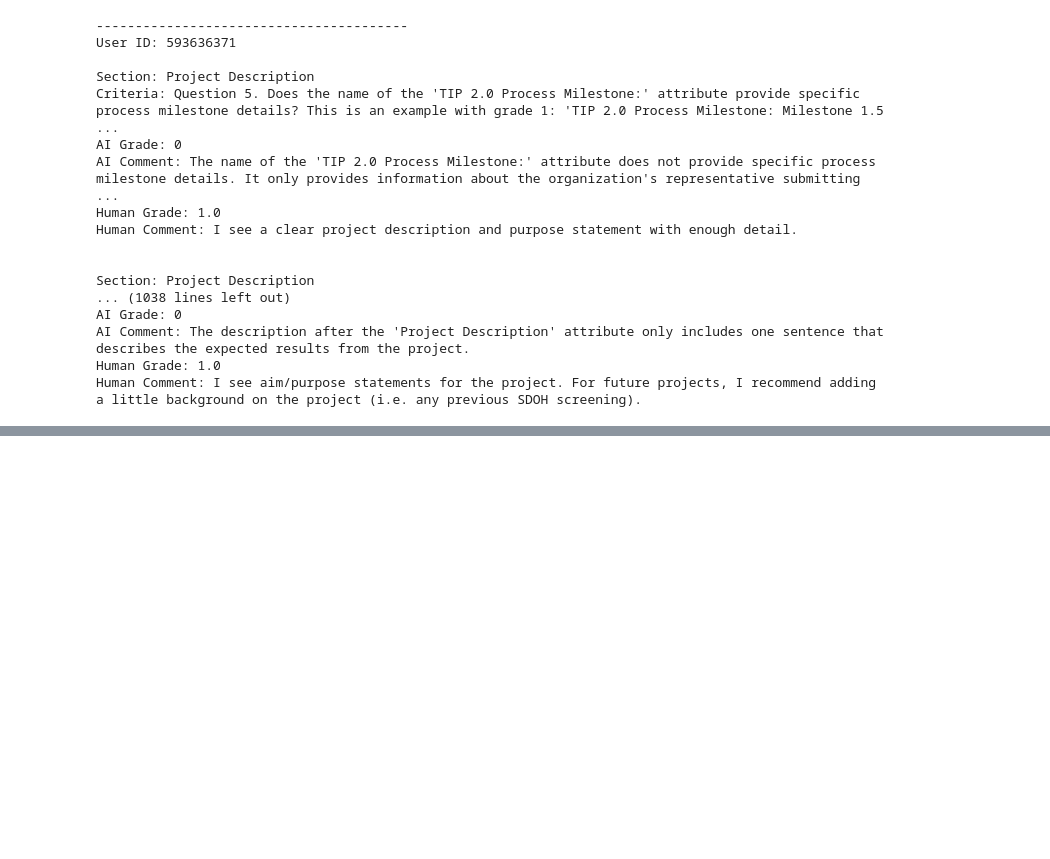
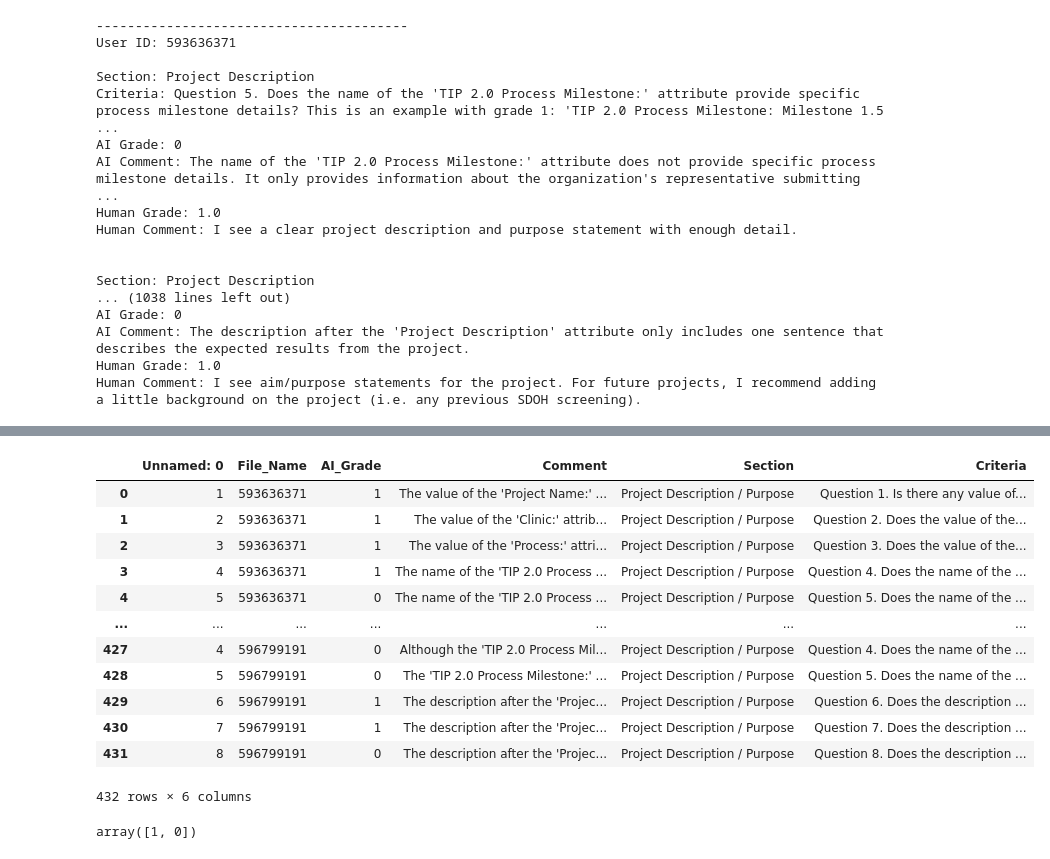
Before and after one commit to ngavu2004/AutoGradingPipelineAnalysis, a Jupyter notebook: visualize_AI_grade_RealGrade.ipynb, the cells around one changed output, grey strips where cells are left out. Cells and saved outputs as stored; diff of their text form; code cells hidden in the pictures; blank space fills up the shorter version.

```diff
--- a/visualize_AI_grade_RealGrade.ipynb
+++ b/visualize_AI_grade_RealGrade.ipynb
@@ -406,0 +451,21 @@ Human Comment: I see aim/purpose statements for the project. For future projects
+# %%
+ver4 = pd.read_csv('test_results/test_result_on_54_files_description_only_v4.csv')
+ver4
+# %% [output]
+|  | Unnamed: 0 | File_Name | AI_Grade | Comment | Section | Criteria |
+| 0 | 1 | 593636371 | 1 | The value of the 'Project Name:' ... | Project Description / Purpose | Question 1. Is there any value of... |
+| 1 | 2 | 593636371 | 1 | The value of the 'Clinic:' attrib... | Project Description / Purpose | Question 2. Does the value of the... |
+| 2 | 3 | 593636371 | 1 | The value of the 'Process:' attri... | Project Description / Purpose | Question 3. Does the value of the... |
+| 3 | 4 | 593636371 | 1 | The name of the 'TIP 2.0 Process ... | Project Description / Purpose | Question 4. Does the name of the ... |
+| 4 | 5 | 593636371 | 0 | The name of the 'TIP 2.0 Process ... | Project Description / Purpose | Question 5. Does the name of the ... |
+| ... | ... | ... | ... | ... | ... | ... |
+| 427 | 4 | 596799191 | 0 | Although the 'TIP 2.0 Process Mil... | Project Description / Purpose | Question 4. Does the name of the ... |
+| 428 | 5 | 596799191 | 0 | The 'TIP 2.0 Process Milestone:' ... | Project Description / Purpose | Question 5. Does the name of the ... |
+| 429 | 6 | 596799191 | 1 | The description after the 'Projec... | Project Description / Purpose | Question 6. Does the description ... |
+| 430 | 7 | 596799191 | 1 | The description after the 'Projec... | Project Description / Purpose | Question 7. Does the description ... |
+| 431 | 8 | 596799191 | 0 | The description after the 'Projec... | Project Description / Purpose | Question 8. Does the description ... |
+432 rows × 6 columns
+# %%
+ver4['AI_Grade'].unique()
+# %% [output]
+array([1, 0])
```
Also changed, not shown: parts of 4 cells of this notebook.
